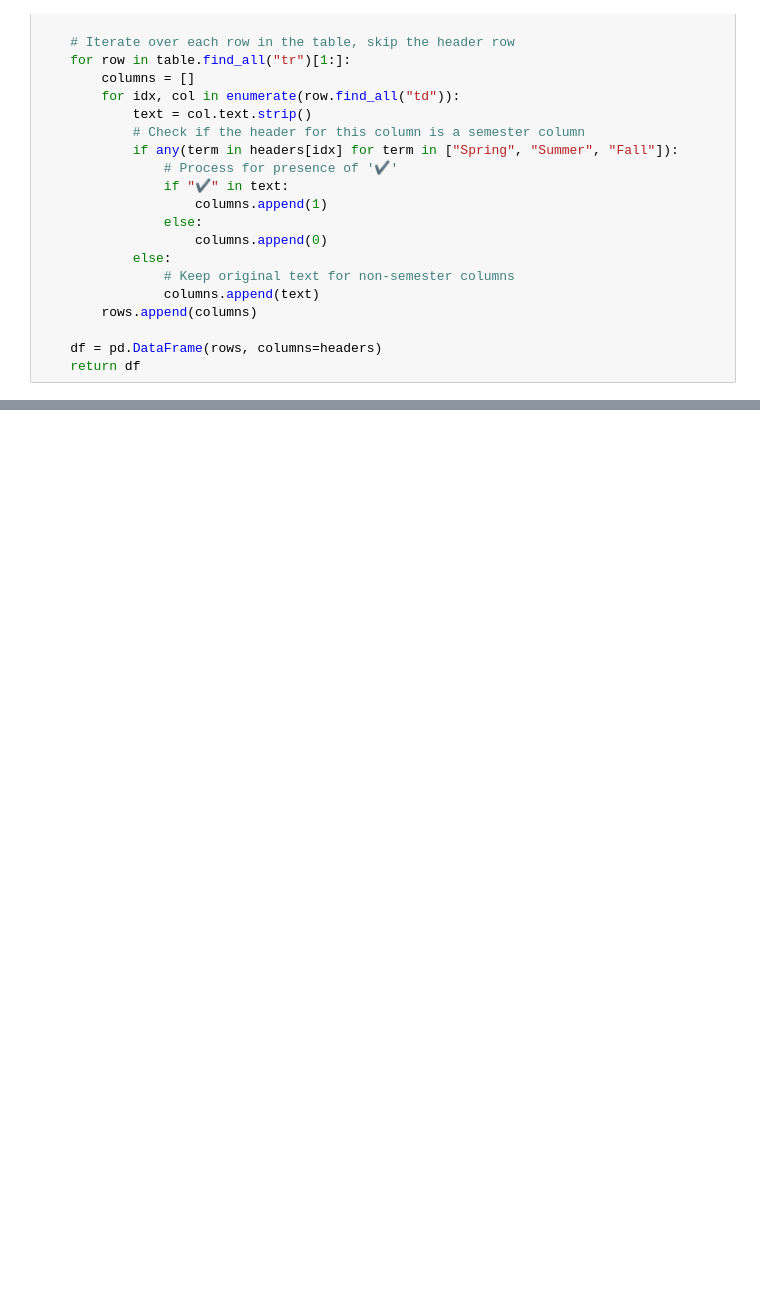
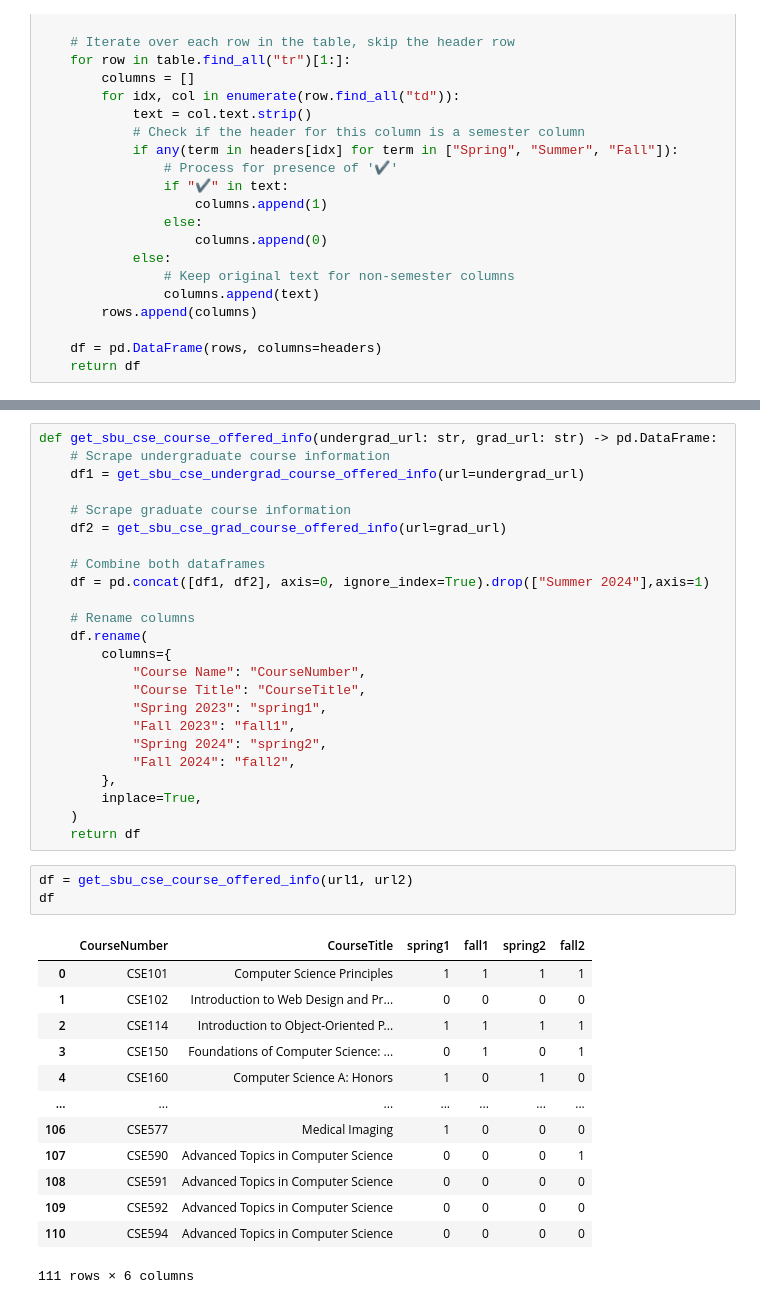
Before and after one commit to AdebayoBraimah/CSE505, a Jupyter notebook: misc/notebooks/web_data/get_web_data.2.ipynb, the cells around one changed output, grey strips where cells are left out. Saved outputs shown, nothing was run; the diff lists cells and outputs as text; blank space fills up the shorter version.

```diff
--- a/misc/notebooks/web_data/get_web_data.2.ipynb
+++ b/misc/notebooks/web_data/get_web_data.2.ipynb
@@ -194,0 +135,41 @@ get_sbu_cse_grad_course_offered_info(url)
+# %%
+def get_sbu_cse_course_offered_info(undergrad_url: str, grad_url: str) -> pd.DataFrame:
+    # Scrape undergraduate course information
+    df1 = get_sbu_cse_undergrad_course_offered_info(url=undergrad_url)
+
+    # Scrape graduate course information
+    df2 = get_sbu_cse_grad_course_offered_info(url=grad_url)
+
+    # Combine both dataframes
+    df = pd.concat([df1, df2], axis=0, ignore_index=True).drop(["Summer 2024"],axis=1)
+
+    # Rename columns
+    df.rename(
+        columns={
+            "Course Name": "CourseNumber",
+            "Course Title": "CourseTitle",
+            "Spring 2023": "spring1",
+            "Fall 2023": "fall1",
+            "Spring 2024": "spring2",
+            "Fall 2024": "fall2",
+        },
+        inplace=True,
+    )
+    return df
+# %%
+df = get_sbu_cse_course_offered_info(url1, url2)
+df
+# %% [output]
+|  | CourseNumber | CourseTitle | spring1 | fall1 | spring2 | fall2 |
+| 0 | CSE101 | Computer Science Principles | 1 | 1 | 1 | 1 |
+| 1 | CSE102 | Introduction to Web Design and Pr... | 0 | 0 | 0 | 0 |
+| 2 | CSE114 | Introduction to Object-Oriented P... | 1 | 1 | 1 | 1 |
+| 3 | CSE150 | Foundations of Computer Science: ... | 0 | 1 | 0 | 1 |
+| 4 | CSE160 | Computer Science A: Honors | 1 | 0 | 1 | 0 |
+| ... | ... | ... | ... | ... | ... | ... |
+| 106 | CSE577 | Medical Imaging | 1 | 0 | 0 | 0 |
+| 107 | CSE590 | Advanced Topics in Computer Science | 0 | 0 | 0 | 1 |
+| 108 | CSE591 | Advanced Topics in Computer Science | 0 | 0 | 0 | 0 |
+| 109 | CSE592 | Advanced Topics in Computer Science | 0 | 0 | 0 | 0 |
+| 110 | CSE594 | Advanced Topics in Computer Science | 0 | 0 | 0 | 0 |
+111 rows × 6 columns
```
Also changed, not shown: parts of 16 cells of this notebook, 44 other files.
